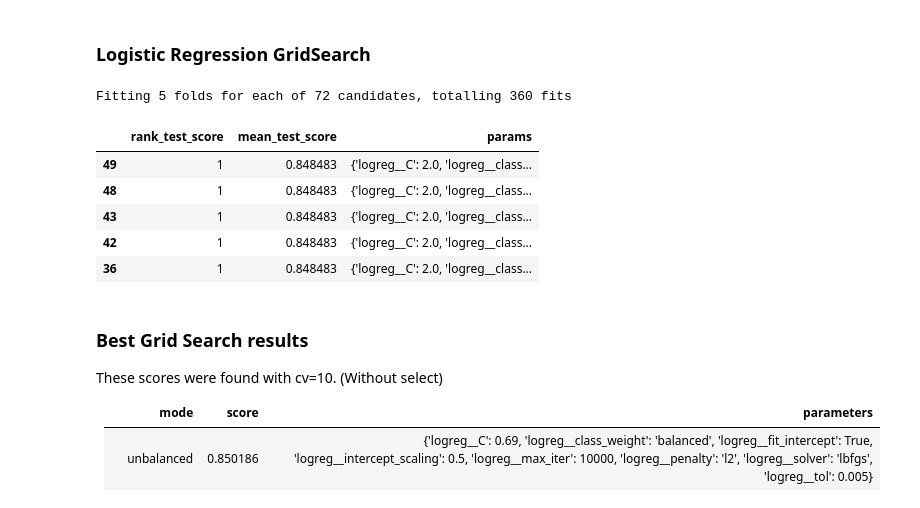
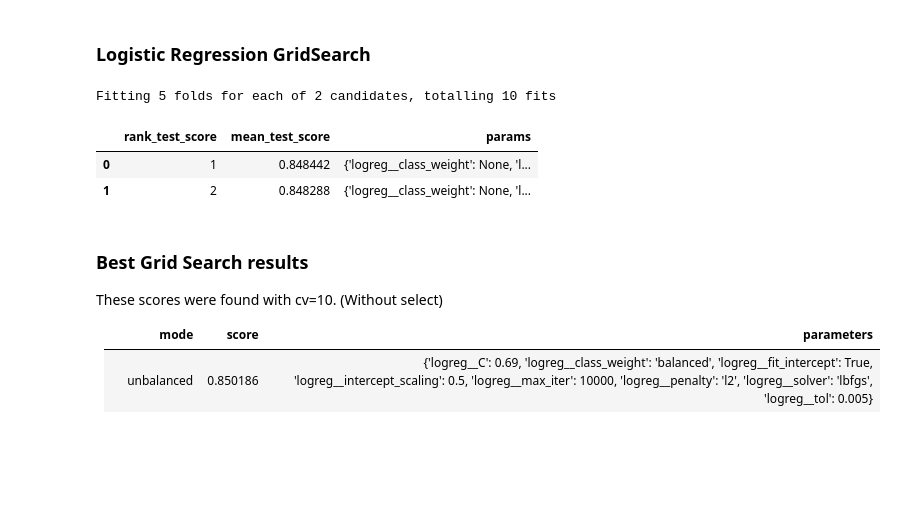
Before and after one commit to jds167/ML-Final-Project, a Jupyter notebook: greenwell-final-project.ipynb, the cells around one changed output. Saved outputs shown, nothing was run; the diff lists cells and outputs as text; code cells hidden in the pictures; blank space fills up the shorter version.

```diff
--- a/greenwell-final-project.ipynb
+++ b/greenwell-final-project.ipynb
@@ -938,44 +944,39 @@ ROC-AUC scores with top 31 features: 0.845
 # %%
 # This takes too long to run for demo purposes.  If you want to run, uncomment the desired variables in the param_grid and take a look.
 
 lr_param_grid = {
 #      'preprocessing__numeric_transform_pipe__Imputer__strategy': ["mean", "median"],
-#      'select__max_features' : [7, 10, 13, 16, 21,  24, 26, None],
-#      'select__estimator__n_estimators':[200],
        'logreg__penalty': ['l2'],                                        # removed: 'l1','elasticnet', 'l2', None
        'logreg__solver': ['lbfgs','liblinear'],   # removed: 'sag','saga','liblinear','newton-cg','newton-cholesky'
        'logreg__max_iter': [10000],
        'logreg__class_weight': [None],                                  # Removed: 'balanced',
-       'logreg__C': [0.65, 1.0, 2.0, 10.0],                        # only with penalty
-       'logreg__tol': [0.005, 0.01, 0.5],
-       'logreg__fit_intercept': [True],                                                   # remove: False
-       'logreg__intercept_scaling': [0.1, 0.3, 0.6],
+#        'logreg__C': [0.65, 1.0, 2.0, 10.0],                        # only with penalty
+#        'logreg__tol': [0.005, 0.01, 0.5],
+#        'logreg__fit_intercept': [True],                                                   # remove: False
+#        'logreg__intercept_scaling': [0.1, 0.3, 0.6],
 }
 
 lr_pipe = Pipeline(
         steps=[
             ('preprocessing', simple_preprocessor),
             ('smote' , SMOTE(sampling_strategy = 1.0, random_state = 1) ),
             ('logreg', LogisticRegression(random_state=1)),
             ])
 
 lr_grid_search = GridSearchCV(lr_pipe, lr_param_grid, cv=5, scoring='roc_auc', verbose=1, n_jobs=-1)
 
 lr_grid_search.fit(X_train, y_train)
 
 # print(lr_grid_search.get_params())
 
 display_features = ['rank_test_score','mean_test_score','params']
 search_results = pd.DataFrame(lr_grid_search.cv_results_).loc[:,display_features].sort_values(by='rank_test_score', ascending=True)
 display(search_results.head(5))
 # %% [output]
-Fitting 5 folds for each of 72 candidates, totalling 360 fits
+Fitting 5 folds for each of 2 candidates, totalling 10 fits
 |  | rank_test_score | mean_test_score | params |
-| 49 | 1 | 0.848483 | {'logreg__C': 2.0, 'logreg__class... |
-| 48 | 1 | 0.848483 | {'logreg__C': 2.0, 'logreg__class... |
-| 43 | 1 | 0.848483 | {'logreg__C': 2.0, 'logreg__class... |
-| 42 | 1 | 0.848483 | {'logreg__C': 2.0, 'logreg__class... |
-| 36 | 1 | 0.848483 | {'logreg__C': 2.0, 'logreg__class... |
+| 0 | 1 | 0.848442 | {'logreg__class_weight': None, 'l... |
+| 1 | 2 | 0.848288 | {'logreg__class_weight': None, 'l... |
 # %% [markdown]
 ### Best Grid Search results
 
```
Also changed, not shown: parts of 38 cells of this notebook.
